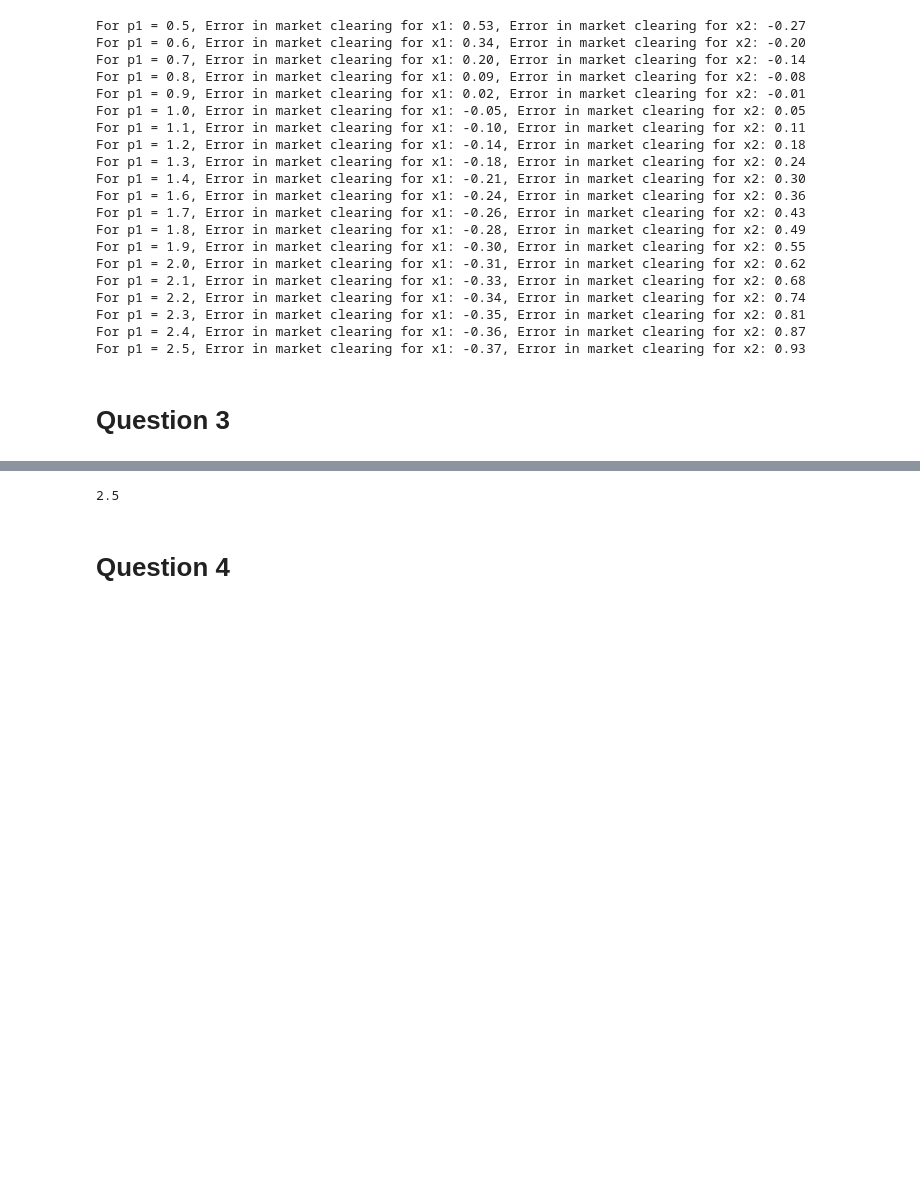
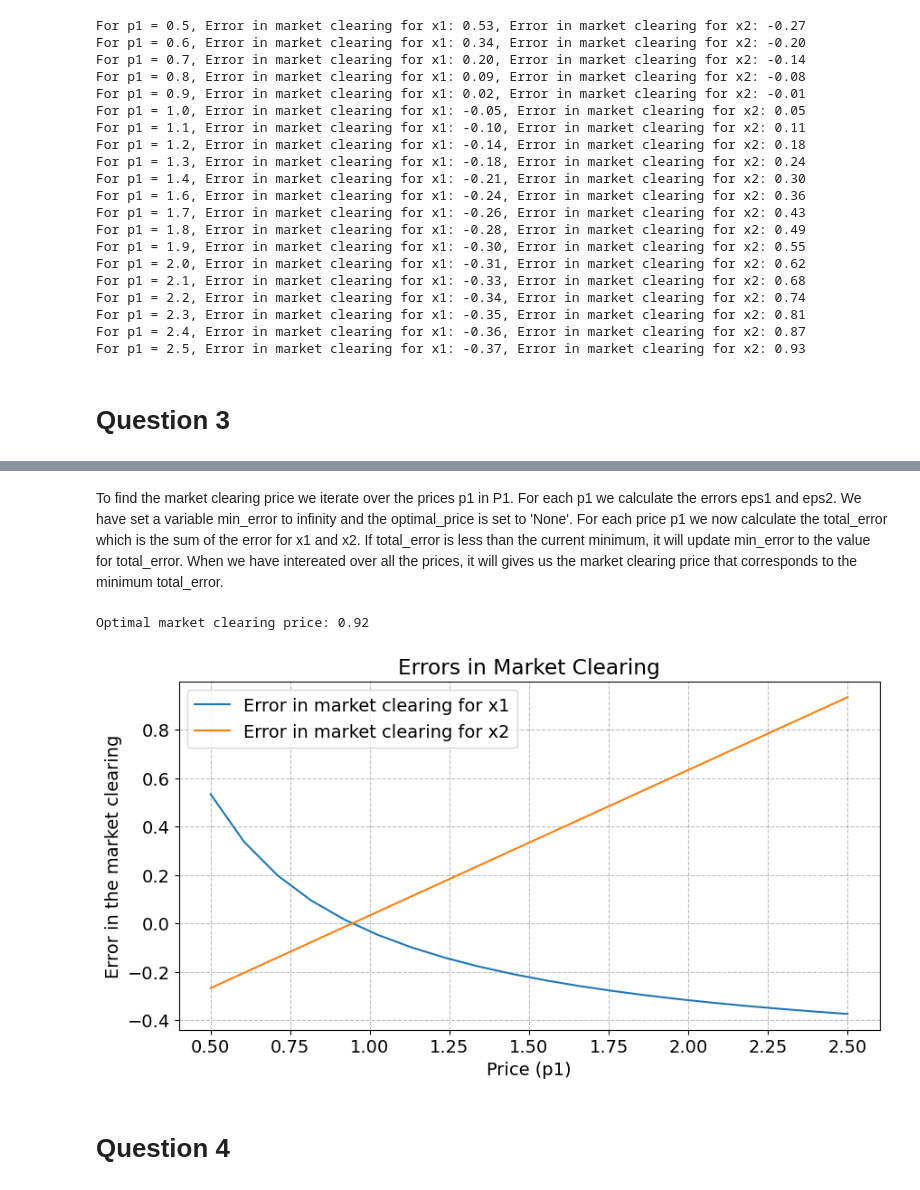
Before and after one commit to NumEconCopenhagen/projects-2024-sarah-og-pernille, a Jupyter notebook: inauguralproject/inauguralproject.ipynb, the cells around one changed output, grey strips where cells are left out. Drawn from its saved outputs; the diff is of its cells as text; code cells hidden in the pictures; blank space fills up the shorter version.

```diff
--- a/inauguralproject/inauguralproject.ipynb
+++ b/inauguralproject/inauguralproject.ipynb
@@ -156,13 +129,58 @@ print(price)
-# %%
-#Måske er det rigtigt. Her får jeg også 2,5
-
-# Iterate over prices
-for price in P1:
-    if eps1 == 0 and eps1 == 0:
-        print("Market clearing price:", price)
-print(price)
-# %% [output]
-2.5
+# %% [markdown]
+To find the market clearing price we iterate over the prices p1 in P1. For each p1 we calculate the errors eps1 and eps2. We have set a variable min_error to infinity and the optimal_price is set to 'None'.
+For each price p1 we now calculate the total_error which is the sum of the error for x1 and x2.
+If total_error is less than the current minimum, it will update min_error to the value for total_error. When we have intereated over all the prices, it will gives us the market clearing price that corresponds to the minimum total_error.
+# %%
+min_error = float('inf')  # Initialize minimum error to infinity
+optimal_price = None  # Initialize optimal price to None
+
+# Iterate over prices
+for p1 in P1:
+    # Calculate errors in market clearing condition
+    eps1, eps2 = model.check_market_clearing(p1)
+
+    # Calculate the total error
+    total_error = eps1 + eps2
+
+    # Compare and update minimum error and optimal price
+    if total_error < min_error:
+        min_error = total_error
+        optimal_price = p1
+
+# Output the optimal price
+print(f"Optimal market clearing price: {optimal_price:.2f}")
+# %% [output]
+Optimal market clearing price: 0.92
+# %%
+# Lists to store errors
+error_1 = []
+error_2 = []
+
+# Iterate over prices
+for p1 in P1:
+    # Calculate errors in market clearing condition
+    eps1, eps2 = model.check_market_clearing(p1)
+
+    # Append errors to lists
+    error_1.append(eps1)
+    error_2.append(eps2)
+
+# Plotting errors
+plt.figure(figsize=(10, 5))
+
+plt.plot(P1, error_1, label='Error in market clearing for x1')
+plt.plot(P1, error_2, label='Error in market clearing for x2')
+
+plt.xlabel('Price (p1)')
+plt.ylabel('Error in the market clearing')
+plt.title('Errors in Market Clearing')
+plt.grid(True)
+plt.legend()
+
+# Show plot
+plt.show()
+# %% [output]
+[figure, added]
 # %% [markdown]
 # Question 4
 # %%
```
Also changed, not shown: parts of 3 cells of this notebook, 1 other file.
